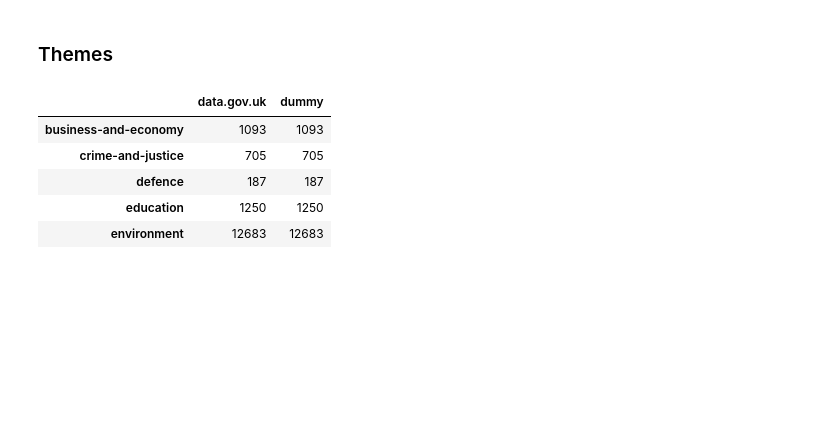
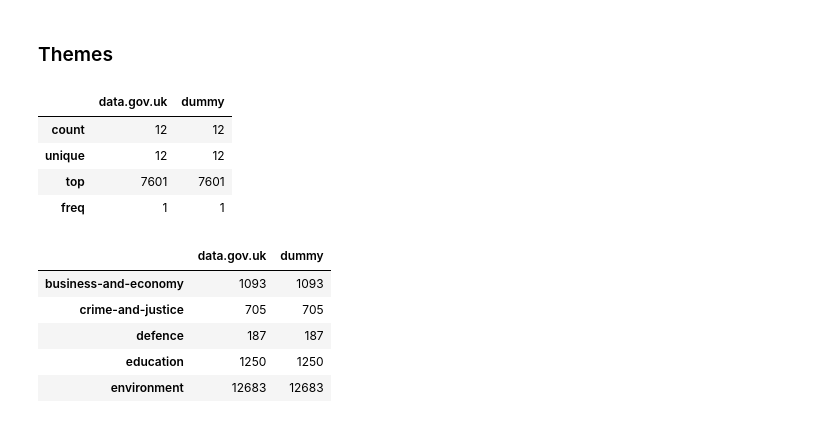
Before and after one commit to PublicDataLab/DataPortalExplorer, a Jupyter notebook: explore.ipynb, the cells around one changed output. Saved outputs shown, nothing was run; the diff lists cells and outputs as text; code cells hidden in the pictures; blank space fills up the shorter version.

```diff
--- a/explore.ipynb
+++ b/explore.ipynb
@@ -119,7 +132,7 @@ for k in PORTALS.keys():
     themes = get_themes(portal['url'], portal['theme-field'])
     themes[k] = k
 
-    themes_df = themes_df.append(pd.DataFrame([themes], index=[k]))
+    themes_df = add_dict_to_df(themes_df, themes, k)
 
 themes_df = themes_df.transpose()
 themes_df = themes_df.drop(PORTALS.keys())
@@ -155,6 +186,14 @@ tags_df.plot(title='Tags by portal')
 [figure]
 # %% [markdown]
 ### Themes
+# %%
+themes_df.describe()
+# %% [output]
+|  | data.gov.uk | dummy |
+| count | 12 | 12 |
+| unique | 12 | 12 |
+| top | 7601 | 7601 |
+| freq | 1 | 1 |
 # %%
 themes_df.head()
 # %% [output]
```
Also changed, not shown: parts of 9 cells of this notebook.
